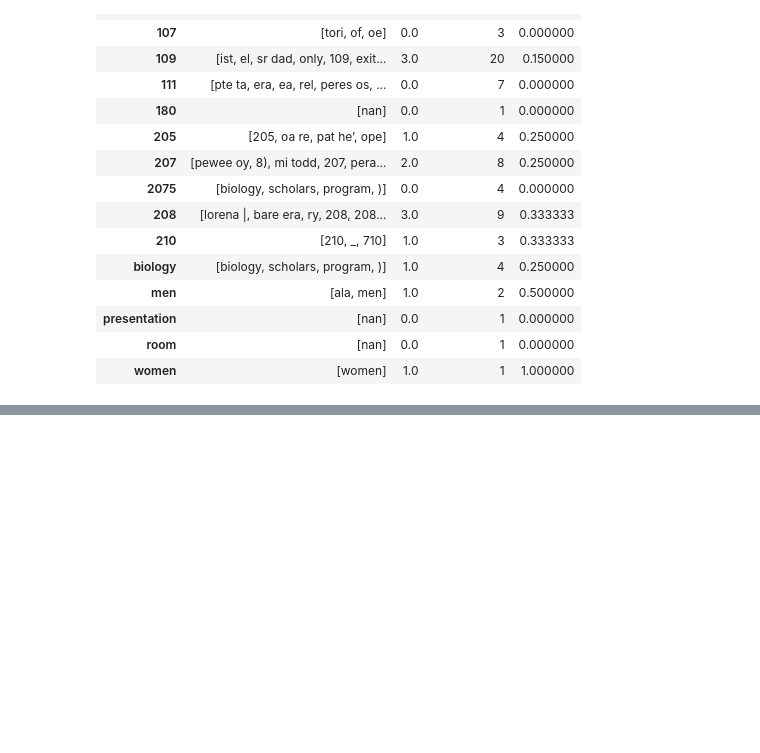
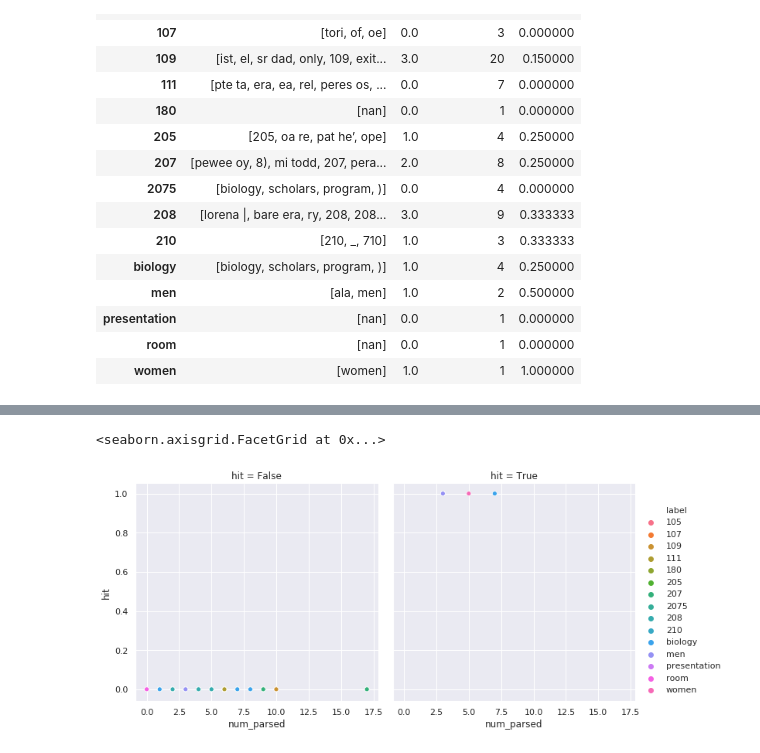
Before and after one commit to Jacktavitt/navigate_building, a Jupyter notebook: pandas data exploration.ipynb, the cells around one changed output, grey strips where cells are left out. Drawn from its saved outputs; the diff is of its cells as text; code cells hidden in the pictures; blank space fills up the shorter version.

```diff
--- a/pandas data exploration.ipynb
+++ b/pandas data exploration.ipynb
@@ -248,0 +260,5 @@ NameError: name 'df' is not defined
+# %%
+sns.relplot(y='hit', x='num_parsed',col='hit', hue='label', data=pl22)
+# %% [output]
+<seaborn.axisgrid.FacetGrid at 0x...>
+[figure, added]
```
Also changed, not shown: parts of 11 cells of this notebook.
